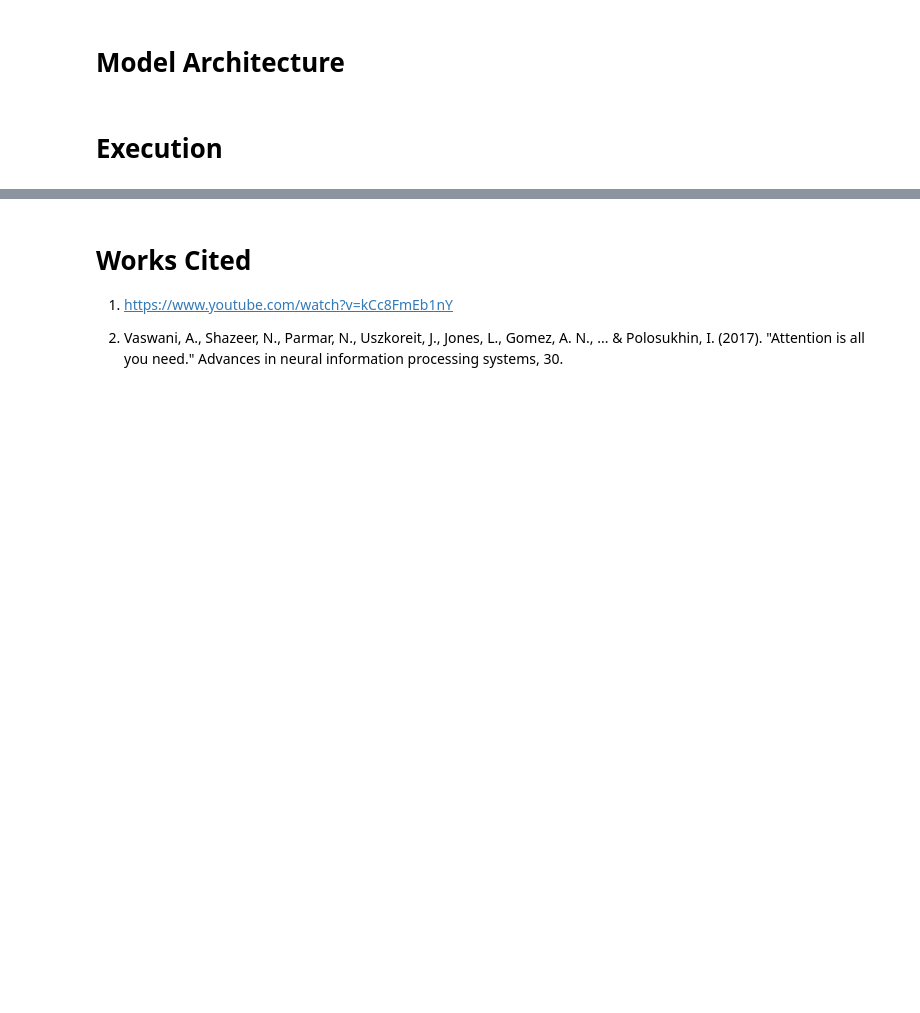
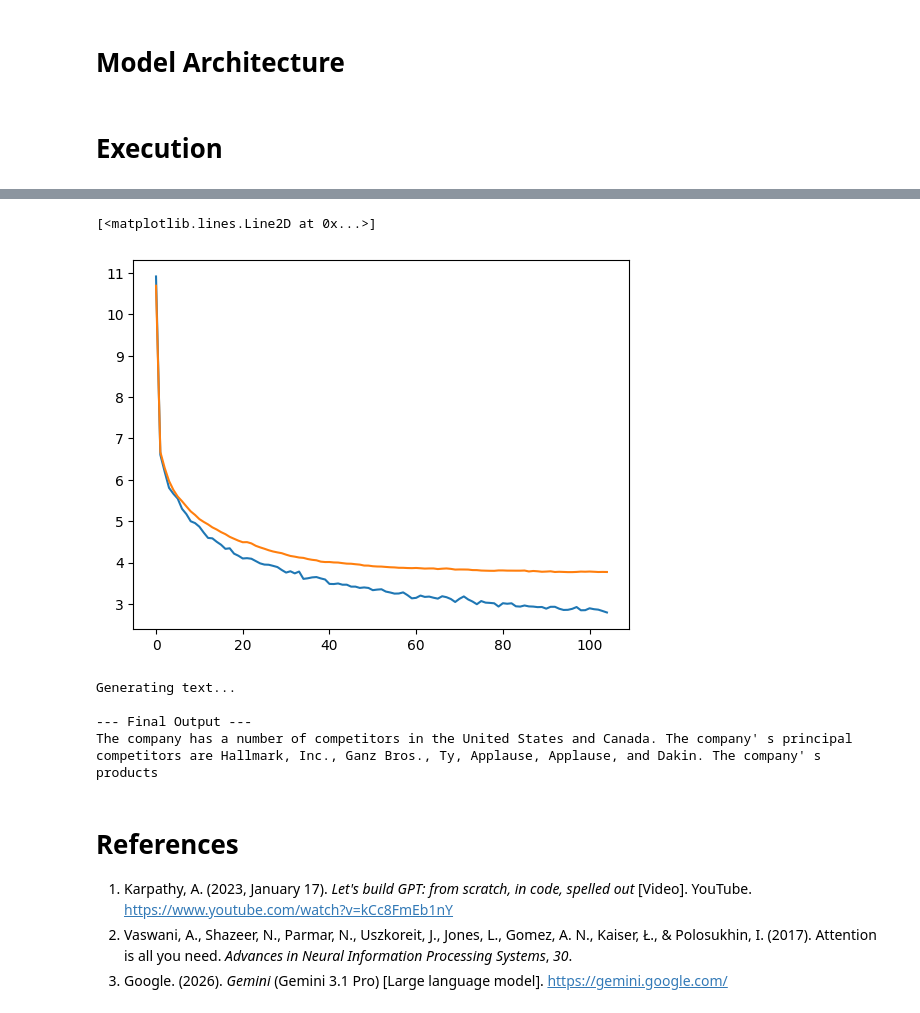
Before and after one commit to Ape108/FundamentalAnalysisGPT, a Jupyter notebook: training_code/Milestone_2.ipynb, the cells around one changed output, grey strips where cells are left out. Cells and saved outputs as stored; diff of their text form; code cells hidden in the pictures; blank space fills up the shorter version.

```diff
--- a/training_code/Milestone_2.ipynb
+++ b/training_code/Milestone_2.ipynb
@@ -380,7 +405,7 @@ def train(num_epochs):
     all_val_tokens = list(itertools.chain.from_iterable(tokenized_val["flat_ids"]))
 
 
-    cores = min(8, os.cpu_count())
+    cores = 8
     print(f"Spinning up {cores} DataLoader workers...")
 
     # 4. Initialize Dataset & Dataloaders
@@ -426,18 +451,18 @@ def train(num_epochs):
             loss.backward()
             optimizer.step()
 
-            if step % 250 == 0:
+            if step % 50 == 0:
                 val_loss = estimate_loss(model, val_dataloader)
                 val_losses.append(val_loss)
                 train_loss = loss.item()
                 train_losses.append(train_loss)
                 print(f"Epoch {epoch} | Step {step} | Train loss: {train_loss:.4f} | Val loss: {val_loss:.4f}")
 
-            if step == 1500:
+            if step == 1000:
                 break # Stop early manually
 
     return model, tokenizer, train_losses, val_losses
 
 if __name__ == "__main__":
-    model, tokenizer, train_losses, val_losses = train(num_epochs=1)
+    model, tokenizer, train_losses, val_losses = train(num_epochs=3)
     print("Pipeline run complete!")
@@ -444,6 +487,12 @@ if __name__ == "__main__":
+# %%
+plt.plot(train_losses)
+plt.plot(val_losses)
+# %% [output]
+[<matplotlib.lines.Line2D at 0x...>]
+[figure, added]
 # %%
 # 1. Start with your text prompt
-prompt = "The Registrant has"
+prompt = "The company has a "
 
 # 2. Encode the text into integer IDs
 input_ids, _ = tokenizer.encode(prompt)
@@ -461,9 +510,14 @@ generated_text = tokenizer.decode(output_ids)
 
 print("\n--- Final Output ---")
 print(generated_text)
+# %% [output]
+Generating text...
+
+--- Final Output ---
+The company has a number of competitors in the United States and Canada. The company' s principal competitors are Hallmark, Inc., Ganz Bros., Ty, Applause, Applause, and Dakin. The company' s products
 # %% [markdown]
-# Works Cited
+# References
 
-1. https://www.youtube.com/watch?v=kCc8FmEb1nY
-
-2. Vaswani, A., Shazeer, N., Parmar, N., Uszkoreit, J., Jones, L., Gomez, A. N., ... & Polosukhin, I. (2017). "Attention is all you need." Advances in neural information processing systems, 30.
+1. Karpathy, A. (2023, January 17). *Let's build GPT: from scratch, in code, spelled out* [Video]. YouTube. https://www.youtube.com/watch?v=kCc8FmEb1nY
+2. Vaswani, A., Shazeer, N., Parmar, N., Uszkoreit, J., Jones, L., Gomez, A. N., Kaiser, Ł., & Polosukhin, I. (2017). Attention is all you need. *Advances in Neural Information Processing Systems*, *30*.
+3. Google. (2026). *Gemini* (Gemini 3.1 Pro) [Large language model]. https://gemini.google.com/
```
Also changed, not shown: parts of 7 cells of this notebook.
